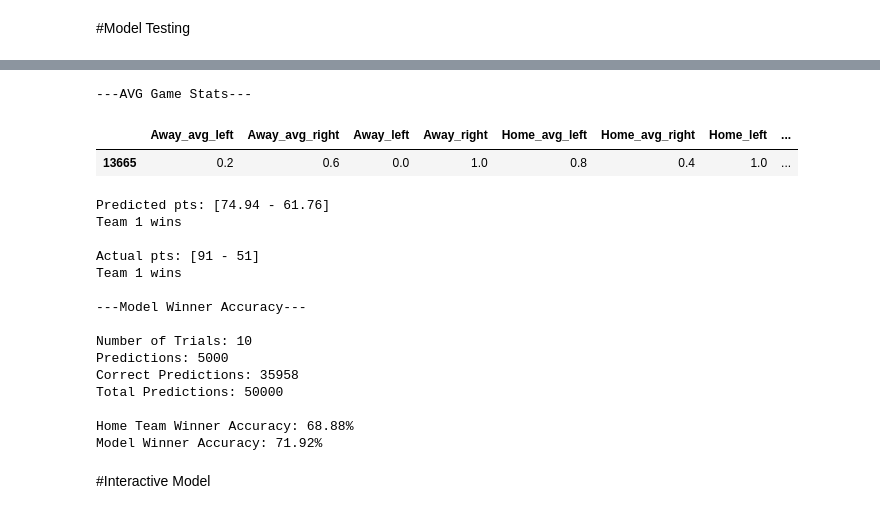
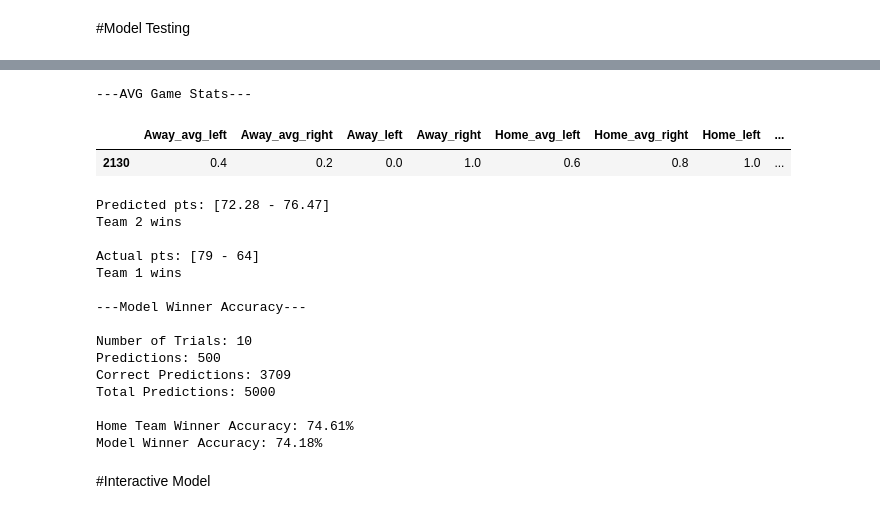
Before and after one commit to DerrianHarris/Sports-Bot, a Jupyter notebook: Sports_Bot.ipynb, the cells around one changed output, grey strips where cells are left out. Saved outputs shown, nothing was run; the diff lists cells and outputs as text; code cells hidden in the pictures.

```diff
--- a/Sports_Bot.ipynb
+++ b/Sports_Bot.ipynb
@@ -479,7 +479,7 @@ def setPandasDisplayLimit(limit):
 # %%
 from numpy.lib.shape_base import column_stack
 #@title Data Gathering Parameters
-YEARS =  [2022,2021,2020,2019,2018,2017,2016,2015,2014]#@param {type: 'raw'}
+YEARS =  [2022]#@param {type: 'raw'}
 prev_games_to_avg = 5 #@param {type: 'integer'}
 SCRAPE_DATA = False #@param {type: 'boolean'}
 
@@ -826,7 +818,7 @@ _ = plt.ylabel('Count')
 # %%
 #@title Prediction Winner Accuracy
 import random
-num_predict =  5000#@param {type: "integer"}
+num_predict =  500#@param {type: "integer"}
 num_trials = 10 #@param {type: "integer"}
 
 num_correct = 0
@@ -840,49 +832,49 @@ for i in tqdm(range(num_trials)):
     prediction = predictions[j]
     actual = actuals.iloc[j].to_numpy()
     prediction_winner = "Team 1" if prediction[0] > prediction[1] else "Team 2"
     actual_winner = "Team 1" if actual[0] > actual[1] else "Team 2"
     if prediction_winner == actual_winner:
       num_correct+=1
     if num_trials-1 <= i and num_predict-1 <= j:
       print('---AVG Game Stats---')
       display(pd.DataFrame(prediction_feature.iloc[j]).T)
       print(f'\nPredicted pts: [{strformat.format(prediction[0])} - {strformat.format(prediction[1])}]')
       print(f"{prediction_winner} wins")
       print(f'\nActual pts: [{int(actual[0])} - {int(actual[1])}]')
       print(f"{actual_winner} wins")
 
 
 print('\n---Model Winner Accuracy---')
 print(f'\nNumber of Trials: {num_trials}')
 print(f'Predictions: {num_predict}')
 
 total_preditcions = (num_predict*num_trials)
 print(f'Correct Predictions: {num_correct}')
 print(f'Total Predictions: {total_preditcions}')
 accuracy = (num_correct/total_preditcions) * 100
 home_team_winner_accuracy = (game_data[(game_data.t1_pts > game_data.t2_pts) & (game_data['Home']==1)].shape[0] / game_data[(game_data['Home']==1)].shape[0]) * 100
 
 print(f'\nHome Team Winner Accuracy: {strformat.format(home_team_winner_accuracy)}%')
 print(f'Model Winner Accuracy: {strformat.format(accuracy)}%')
 # %% [output]
 ---AVG Game Stats---
 |  | Away_avg_left | Away_avg_right | Away_left | Away_right | Home_avg_left | Home_avg_right | Home_left | ... |
-| 13665 | 0.2 | 0.6 | 0.0 | 1.0 | 0.8 | 0.4 | 1.0 | ... |
+| 2130 | 0.4 | 0.2 | 0.0 | 1.0 | 0.6 | 0.8 | 1.0 | ... |
-Predicted pts: [74.94 - 61.76]
-Team 1 wins
+Predicted pts: [72.28 - 76.47]
+Team 2 wins
 
-Actual pts: [91 - 51]
+Actual pts: [79 - 64]
 Team 1 wins
 
 ---Model Winner Accuracy---
 
 Number of Trials: 10
-Predictions: 5000
-Correct Predictions: 35958
-Total Predictions: 50000
+Predictions: 500
+Correct Predictions: 3709
+Total Predictions: 5000
 
-Home Team Winner Accuracy: 68.88%
-Model Winner Accuracy: 71.92%
+Home Team Winner Accuracy: 74.61%
+Model Winner Accuracy: 74.18%
 # %% [markdown]
 #Interactive Model
 # %%
```
Also changed, not shown: parts of 13 cells of this notebook.
